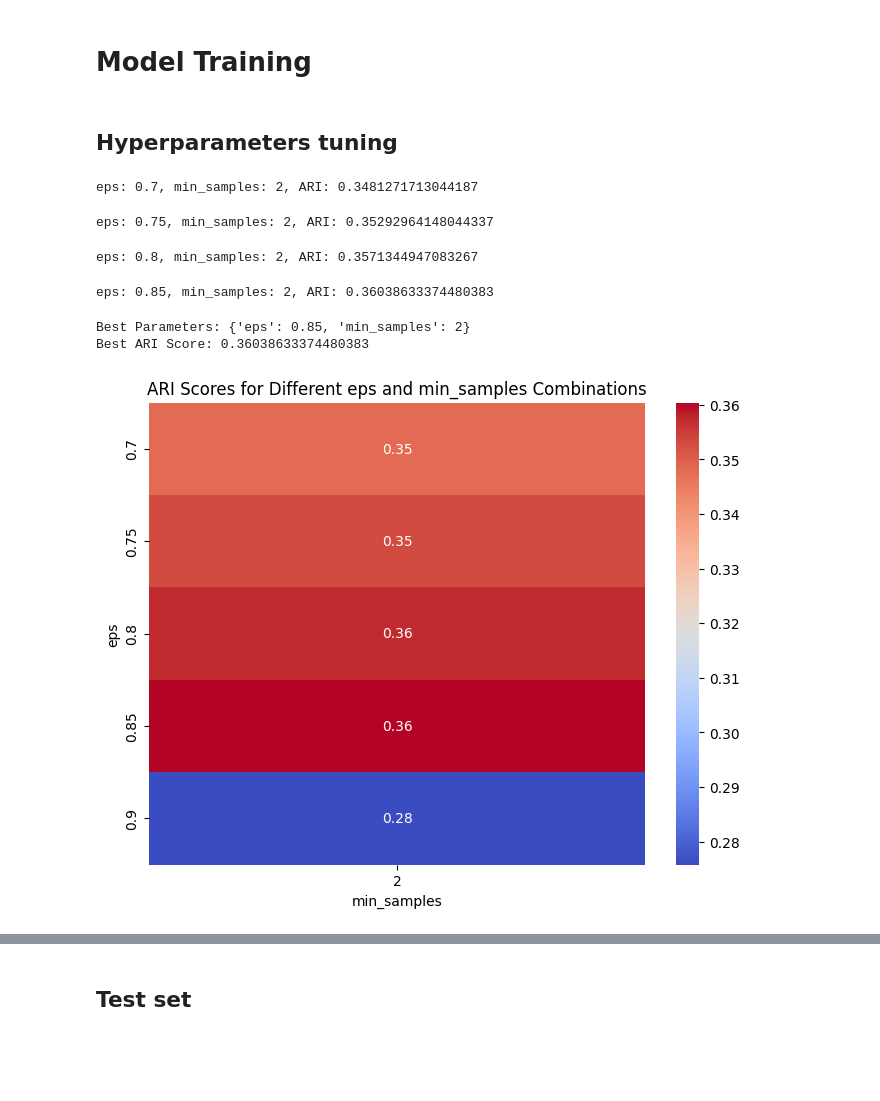
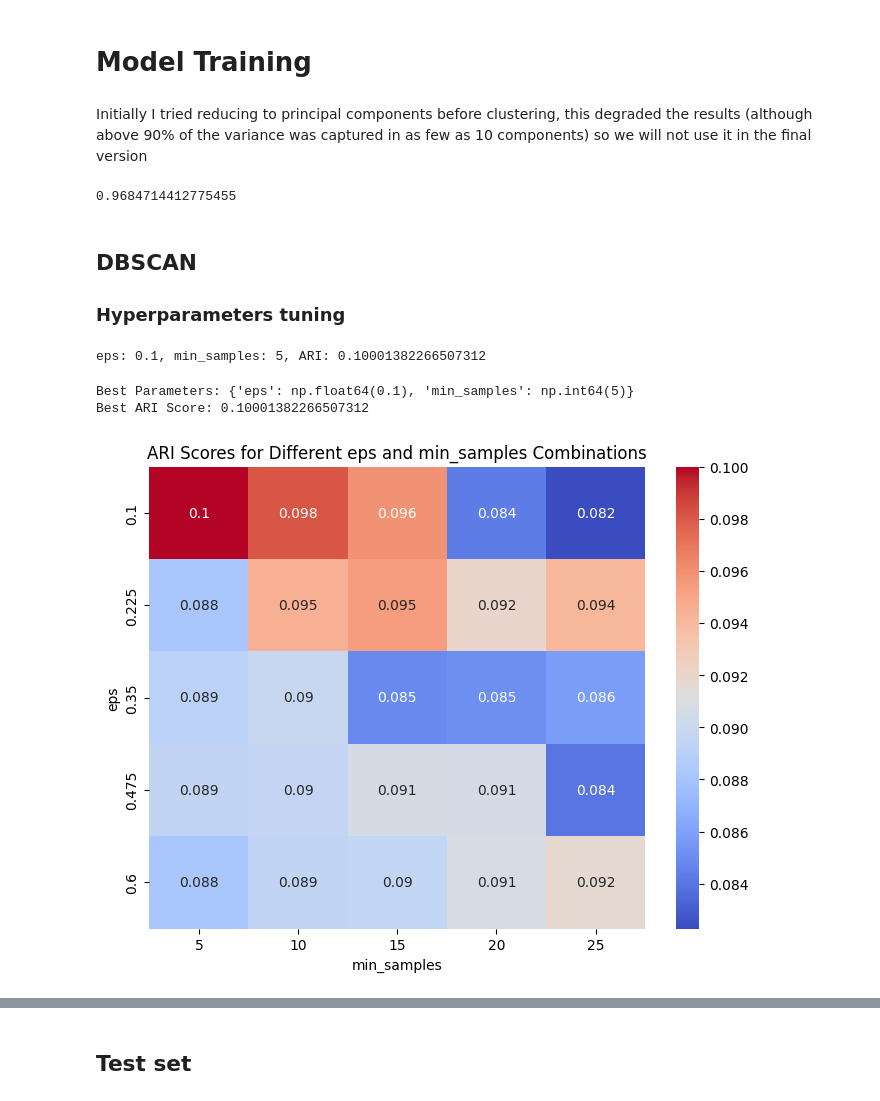
Before and after one commit to Osherz5/NetflowProtoPrediction, a Jupyter notebook: unsupervised-protocol-analysis.ipynb, the cells around one changed output, grey strips where cells are left out. Cells and saved outputs as stored; diff of their text form; code cells hidden in the pictures; blank space fills up the shorter version.

```diff
--- a/unsupervised-protocol-analysis.ipynb
+++ b/unsupervised-protocol-analysis.ipynb
@@ -146,5 +120,7 @@ Name: count, dtype: int64
 # %%
 df = df[df['Protocol'] == 6] # We will only deal with TCP traffic
 df = df.drop('Protocol', axis=1)
+# %%
+df = df.drop('L7Protocol', axis=1) # Remove this field since it is will leak our target variable
 # %% [markdown]
 # Exploratory Data Analysis
@@ -220,8 +205,12 @@ X_train = scaler.fit_transform(X_train)
 X_test = scaler.fit_transform(X_test)
 # %% [markdown]
 # Model Training
+# %% [markdown]
+Initially I tried reducing to principal components before clustering, this degraded the results (although above 90% of the variance was captured in as few as 10 components) so we will not use it in the final version
 # %%
-# pca = PCA(n_components=10)
-# pca.fit(X_train)
-# print(pca.explained_variance_ratio_.sum())
+pca = PCA(n_components=10)
+pca.fit(X_train)
+print(pca.explained_variance_ratio_.sum())
+# %% [output]
+0.9684714412775455
 # %%
@@ -230,8 +219,9 @@ X_test = scaler.fit_transform(X_test)
 # %% [markdown]
-## Hyperparameters tuning
+## DBSCAN
+### Hyperparameters tuning
 # %%
-eps_values = np.linspace(0.7, 0.9, 5)
-min_samples_values = np.arange(2, 3, 1)
+eps_values = np.linspace(0.1, 0.6, 5)
+min_samples_values = np.arange(5, 30, 5)
 
 best_ari = -1
 best_params = {}
@@ -245,37 +235,34 @@ for eps in tqdm(eps_values, desc="Testing eps values", position=0, leave=True):
         ari = adjusted_rand_score(y_train, y_pred)
         ari_row.append(ari)
 
         # Update the best ARI score and parameters if the current ARI is better
         if ari > best_ari:
             best_ari = ari
             best_params = {'eps': eps, 'min_samples': min_samples}
             print(f"eps: {eps}, min_samples: {min_samples}, ARI: {ari}")
 
 
     ari_scores.append(ari_row)
 
 # Print the best parameters and the best ARI score
 print(f"Best Parameters: {best_params}")
 print(f"Best ARI Score: {best_ari}")
 
 ari_scores = np.array(ari_scores)
 
 # Create a heatmap using seaborn
 plt.figure(figsize=(8, 6))
 sns.heatmap(ari_scores, annot=True, cmap='coolwarm', xticklabels=min_samples_values, yticklabels=eps_values)
 
 # Labels and title
 plt.xlabel('min_samples')
 plt.ylabel('eps')
 plt.title('ARI Scores for Different eps and min_samples Combinations')
 
 # Display the plot
 plt.show()
 # %% [output]
-eps: 0.7, min_samples: 2, ARI: 0.3481271713044187
+eps: 0.1, min_samples: 5, ARI: 0.10001382266507312
-eps: 0.75, min_samples: 2, ARI: 0.35292964148044337
+Best Parameters: {'eps': np.float64(0.1), 'min_samples': np.int64(5)}
+Best ARI Score: 0.10001382266507312
-eps: 0.8, min_samples: 2, ARI: 0.3571344947083267
-eps: 0.85, min_samples: 2, ARI: 0.36038633374480383
-Best Parameters: {'eps': 0.85, 'min_samples': 2}
-Best ARI Score: 0.36038633374480383
-[figure, old version]
+[figure, new version]
```
Also changed, not shown: parts of 55 cells of this notebook, 3 other files.
